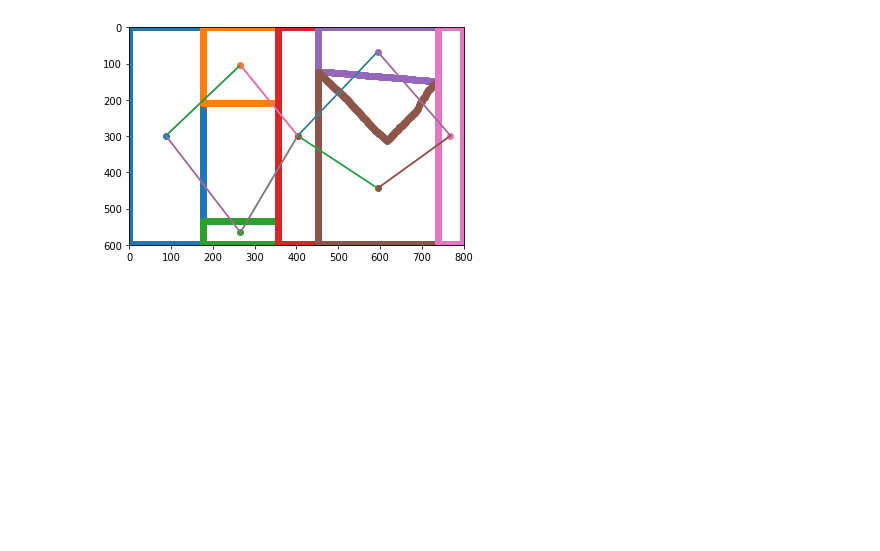
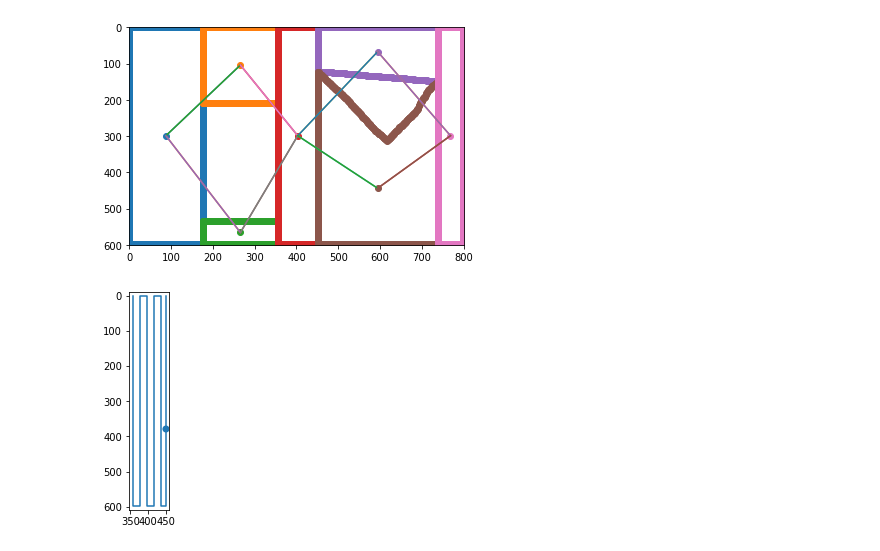
Before and after one commit to k-ravuri/swept, a Jupyter notebook: planning/planning.ipynb, the cells around one changed output. Cells and saved outputs as stored; diff of their text form; code cells hidden in the pictures; blank space fills up the shorter version.

```diff
--- a/planning/planning.ipynb
+++ b/planning/planning.ipynb
@@ -45,6 +47,16 @@ class Component:
         self.ceiling = {}
         # similar as ceiling
         self.floor = {}
+
+    def contains(self, point):
+        x, y = point
+        if x < self.x_min or x > self.x_max:
+            return False
+        y_min = self.floor[x]
+        y_max = self.ceiling[x]
+        if y < y_min or y > y_max:
+            return False
+        return True
 
     def __repr__(self):
         return "{}".format(self.center)
@@ -313,0 +388,6 @@ plt.show()
+# %%
+for c in components:
+    rv = plan_component(c, 10)
+    plot_path(rv, 10)
+# %% [output]
+[figure, added]
```
Also changed, not shown: parts of 2 cells of this notebook.
